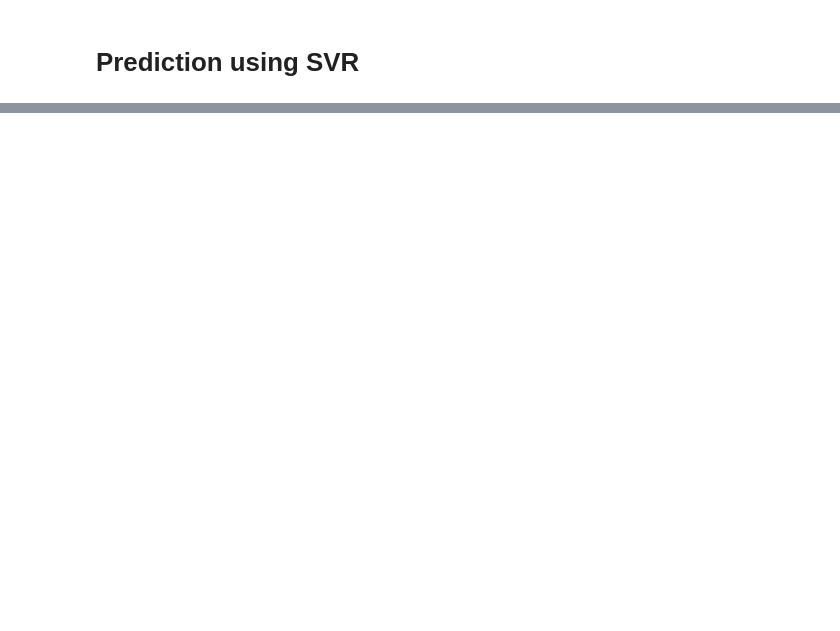
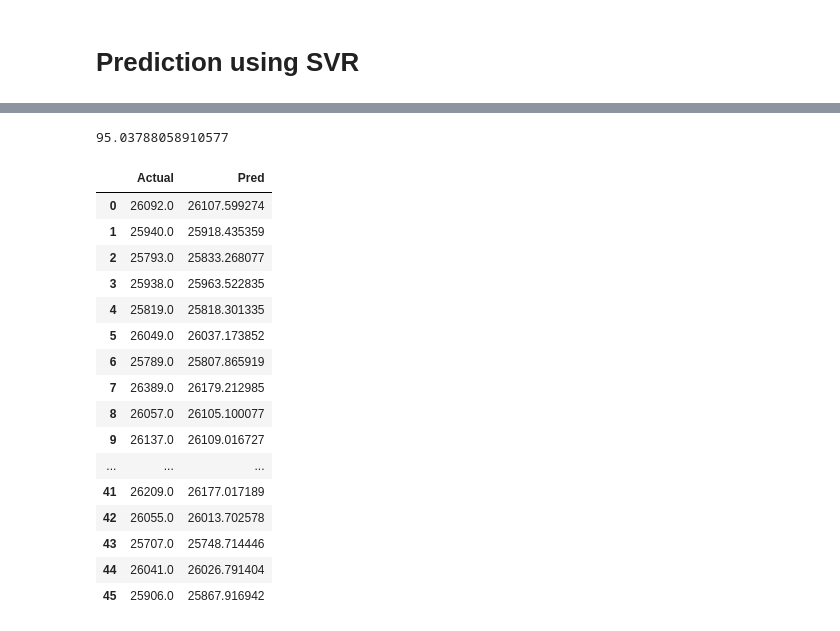
Before and after one commit to navjotsingh151/Sensor-TimeSeriesAnalysis, a Jupyter notebook: TimeSeriesAnalysis.ipynb, the cells around one changed output, grey strips where cells are left out. Drawn from its saved outputs; the diff is of its cells as text; code cells hidden in the pictures; blank space fills up the shorter version.

Commit message:
Prediction using SVR

```diff
--- a/TimeSeriesAnalysis.ipynb
+++ b/TimeSeriesAnalysis.ipynb
@@ -386,0 +432,9 @@ def
+# %%
+from sklearn.model_selection import cross_val_score
+
+parameters = {'kernel':('linear', 'rbf'), 'C':[1, 10]}
+svc = SVR()
+clf = GridSearchCV(svc, parameters,cv=5)
+clf.fit(X_train, y_train)
+# scores
+clf.best_params_
@@ -386,0 +443,4 @@ def
+# %%
+clf = SVR(kernel='rbf', C=10)
+scores = cross_val_score(clf, X_train, y_train, cv=5)
+clf.fit(X_train, y_train)
@@ -386,0 +450,12 @@ def
+# %%
+# Saving model
+import pickle as pkl
+filename = 'finalized_model.sav'
+
+if 1 == 2 :
+  pkl.dump(clf, open(filename, 'wb'))
+else:
+  clf = pkl.load(open(filename, 'rb'))
+# %%
+pred = clf.predict(X_test)
+pred
@@ -386,0 +495,29 @@ def
+# %%
+#Evaluation
+from sklearn.metrics import accuracy_score
+np.sqrt(mean_squared_error(y_test, pred))
+# %% [output]
+95.03788058910577
+# %%
+data_prediction = pd.DataFrame(y_test.values, columns = ['Actual'])
+data_prediction1 = pd.DataFrame(pred, columns = ['Pred'])
+data_prediction = pd.concat([data_prediction, data_prediction1], axis = 1)
+data_prediction
+# %% [output]
+|  | Actual | Pred |
+| 0 | 26092.0 | 26107.599274 |
+| 1 | 25940.0 | 25918.435359 |
+| 2 | 25793.0 | 25833.268077 |
+| 3 | 25938.0 | 25963.522835 |
+| 4 | 25819.0 | 25818.301335 |
+| 5 | 26049.0 | 26037.173852 |
+| 6 | 25789.0 | 25807.865919 |
+| 7 | 26389.0 | 26179.212985 |
+| 8 | 26057.0 | 26105.100077 |
+| 9 | 26137.0 | 26109.016727 |
+| ... | ... | ... |
+| 41 | 26209.0 | 26177.017189 |
+| 42 | 26055.0 | 26013.702578 |
+| 43 | 25707.0 | 25748.714446 |
+| 44 | 26041.0 | 26026.791404 |
+| 45 | 25906.0 | 25867.916942 |
```
Also changed, not shown: parts of 13 cells of this notebook.
